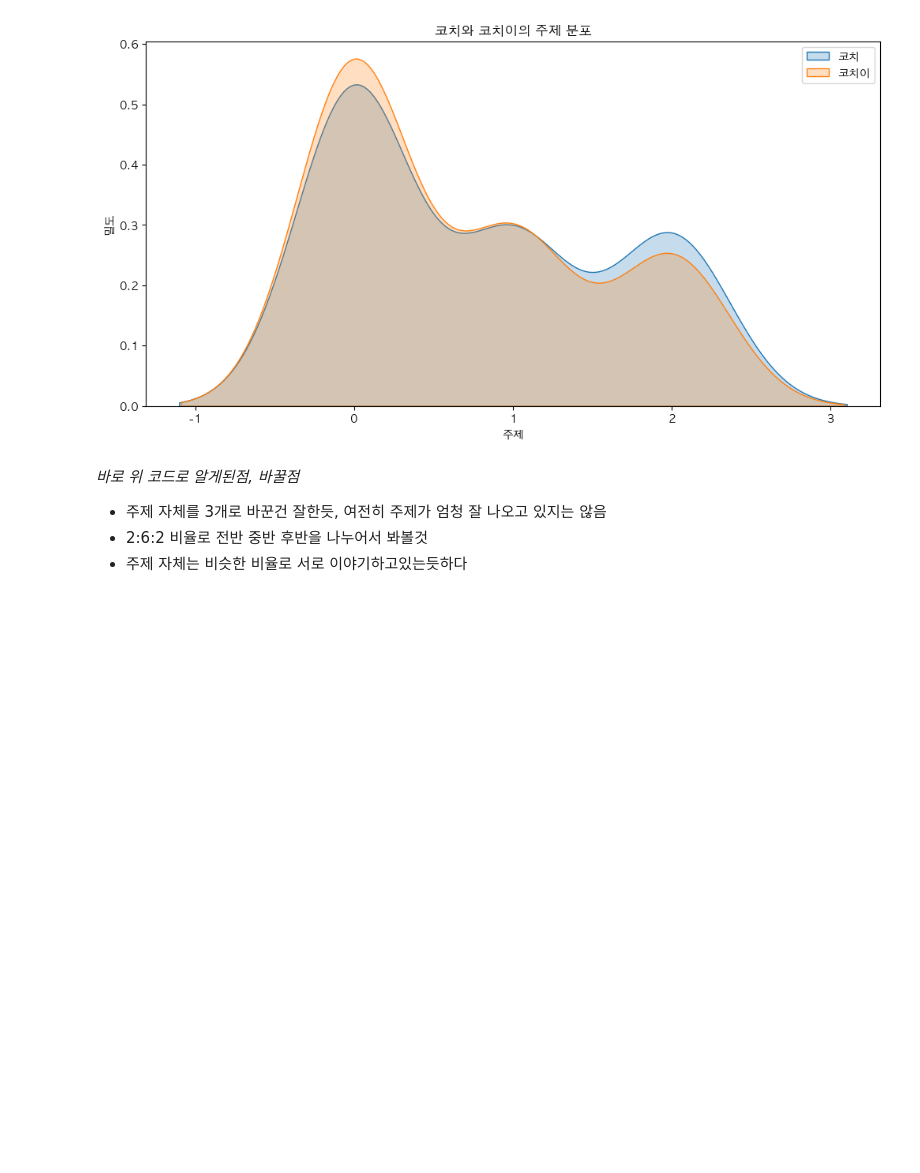
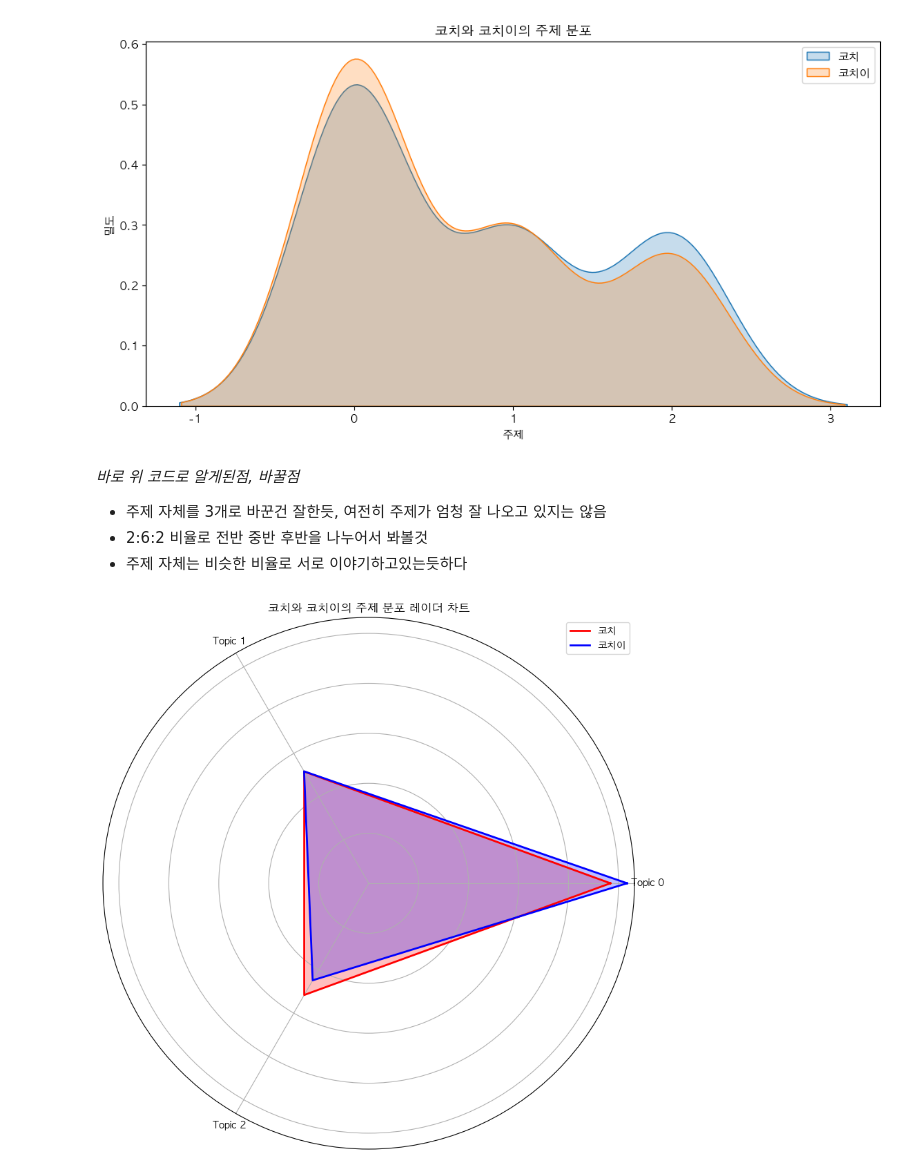
Before and after one commit to Solidlynn/study, a Jupyter notebook: 2순위분석_첨부터.ipynb, the cells around one changed output. Drawn from its saved outputs; the diff is of its cells as text; code cells hidden in the pictures; blank space fills up the shorter version.

```diff
--- a/2순위분석_첨부터.ipynb
+++ b/2순위분석_첨부터.ipynb
@@ -291,3 +295,56 @@ Name: topic, dtype: float64
 - 주제 자체를 3개로 바꾼건 잘한듯, 여전히 주제가 엄청 잘 나오고 있지는 않음
 - 2:6:2 비율로 전반 중반 후반을 나누어서 봐볼것
 - 주제 자체는 비슷한 비율로 서로 이야기하고있는듯하다
+# %%
+# 레이더 그래프로 그려보기
+
+import pandas as pd
+import numpy as np
+import matplotlib.pyplot as plt
+from math import pi
+
+# 데이터 준비
+# 코치와 코치이의 주제 분포 계산
+df['talker_topic'] = df['talker'] + ' - Topic ' + df['topic'].astype(str)
+
+# 토픽별 분포 계산
+coach_topics = df[df['talker'] == '코치']['topic'].value_counts(normalize=True)
+coachee_topics = df[df['talker'] == '코치이']['topic'].value_counts(normalize=True)
+
+# 모든 토픽 리스트
+all_topics = sorted(set(df['topic']))
+
+# 각 토픽에 대한 비율을 리스트로 만듦
+coach_values = [coach_topics.get(topic, 0) for topic in all_topics]
+coachee_values = [coachee_topics.get(topic, 0) for topic in all_topics]
+
+# 레이더 차트 데이터 준비
+labels = [f'Topic {topic}' for topic in all_topics]
+num_vars = len(labels)
+
+# 360도를 각 데이터 점의 각도로 나눔
+angles = np.linspace(0, 2 * np.pi, num_vars, endpoint=False).tolist()
+
+# 레이더 차트가 원형으로 닫히도록
+coach_values += coach_values[:1]
+coachee_values += coachee_values[:1]
+angles += angles[:1]
+
+# 레이더 차트 그리기
+fig, ax = plt.subplots(figsize=(10, 10), subplot_kw=dict(polar=True))
+
+ax.fill(angles, coach_values, color='red', alpha=0.25)
+ax.fill(angles, coachee_values, color='blue', alpha=0.25)
+ax.plot(angles, coach_values, color='red', linewidth=2, label='코치')
+ax.plot(angles, coachee_values, color='blue', linewidth=2, label='코치이')
+
+# 각 데이터 점에 레이블 추가
+ax.set_yticklabels([])
+ax.set_xticks(angles[:-1])
+ax.set_xticklabels(labels)
+
+plt.title('코치와 코치이의 주제 분포 레이더 차트')
+plt.legend()
+plt.show()
+# %% [output]
+[figure, added]
```
Also changed, not shown: parts of 3 cells of this notebook.
